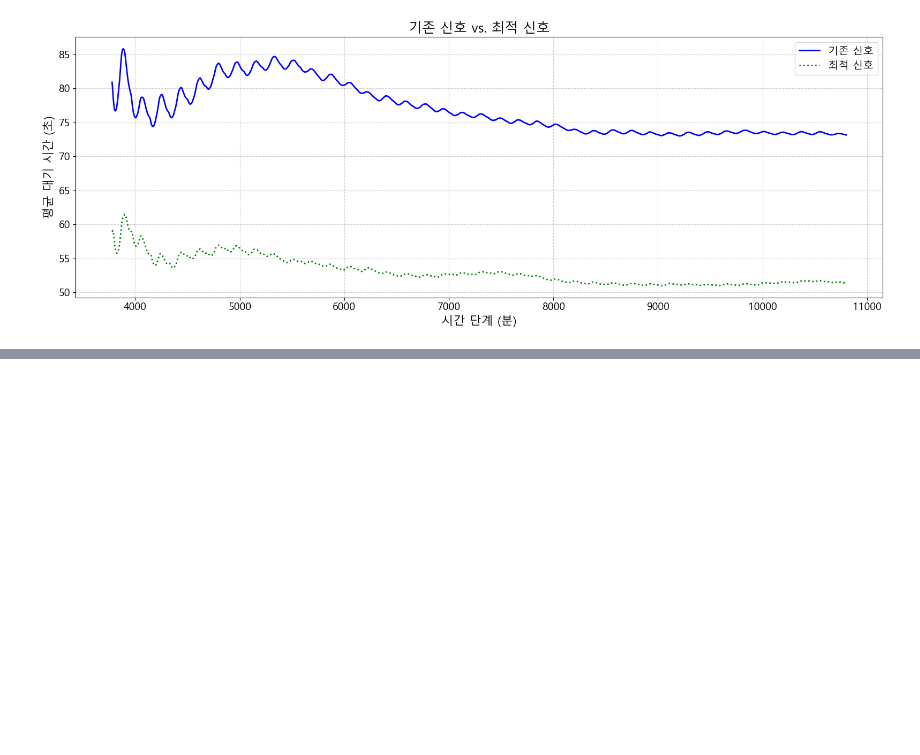
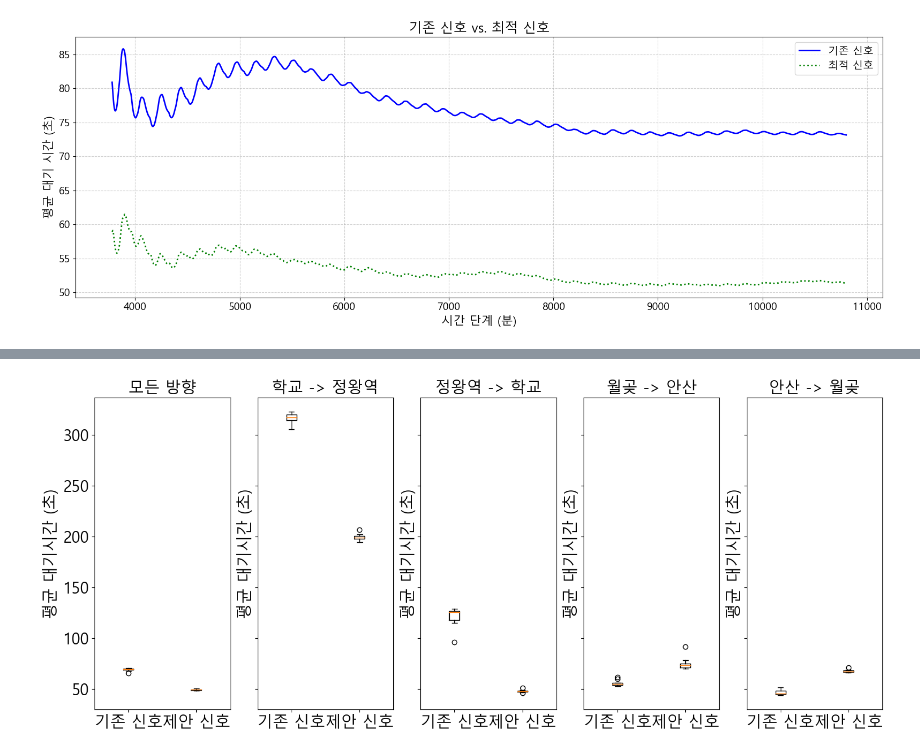
Before and after one commit to pjh09050/Graduation-research, a Jupyter notebook: 3_hour_퇴근_현재 - 복사본/a.ipynb, the cells around one changed output, grey strips where cells are left out. Drawn from its saved outputs; the diff is of its cells as text; code cells hidden in the pictures; blank space fills up the shorter version.

```diff
--- a/3_hour_퇴근_현재 - 복사본/a.ipynb
+++ b/3_hour_퇴근_현재 - 복사본/a.ipynb
@@ -73,0 +125,32 @@ plt.show()
+# %%
+import matplotlib.pyplot as plt
+
+# Group data by categories
+waiting_data = [waiting_result, waiting_result1]
+left_right_data = [left_right_result, left_right_result1]
+right_left_data = [right_left_result, right_left_result1]
+up_down_data = [up_down_result, up_down_result1]
+down_up_data = [down_up_result, down_up_result1]
+
+data_categories = [waiting_data, left_right_data, right_left_data, up_down_data, down_up_data]
+category_names = ['모든 방향', '학교 -> 정왕역', '정왕역 -> 학교', '월곶 -> 안산', '안산 -> 월곶']
+
+# Create subplots
+fig, axes = plt.subplots(1, 5, figsize=(18, 8), sharey=True)
+
+# Plot each category in a separate subplot
+for i, ax in enumerate(axes):
+    ax.boxplot(data_categories[i])
+    ax.set_title(category_names[i], fontsize=20)
+    ax.set_xticklabels(['기존 신호', '제안 신호'], fontsize=20)
+    ax.set_ylabel('평균 대기시간 (초)', fontsize=20)
+    ax.tick_params(axis='y', labelsize=20)
+
+# Adjust the layout
+# plt.tight_layout()
+plt.subplots_adjust(top=0.8)
+
+# Show the plot
+plt.show()
+# %% [output]
+[figure, added]
```
Also changed, not shown: parts of 6 cells of this notebook, 12 other files.
